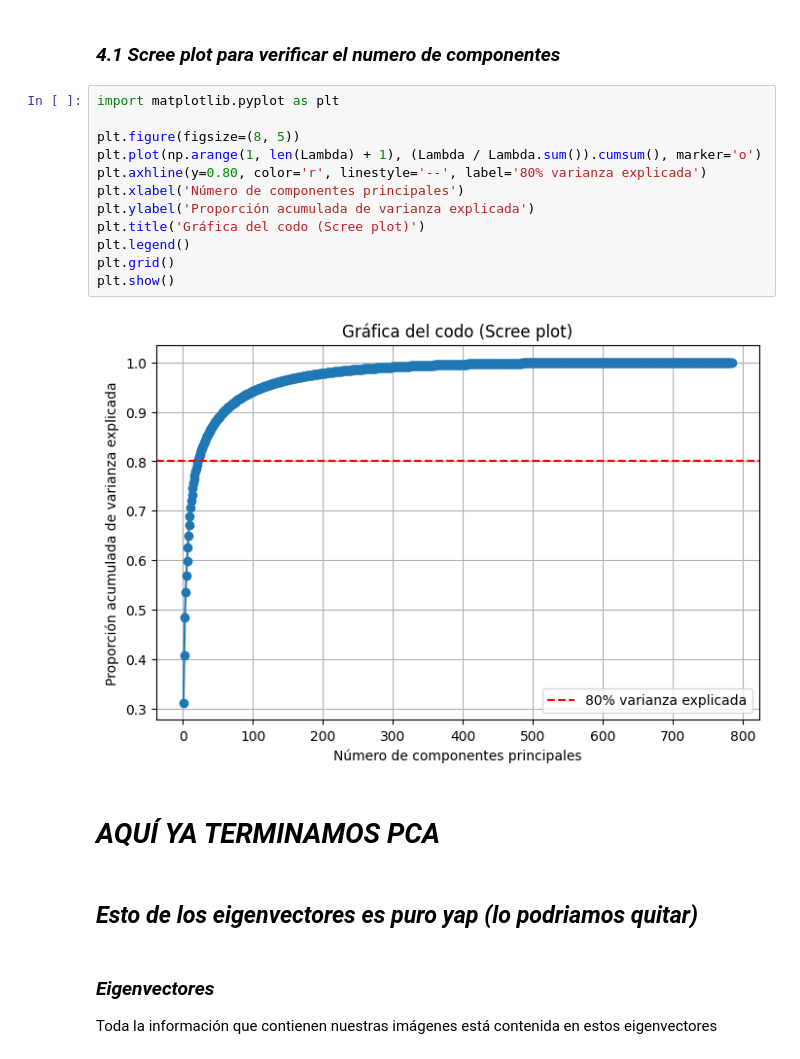
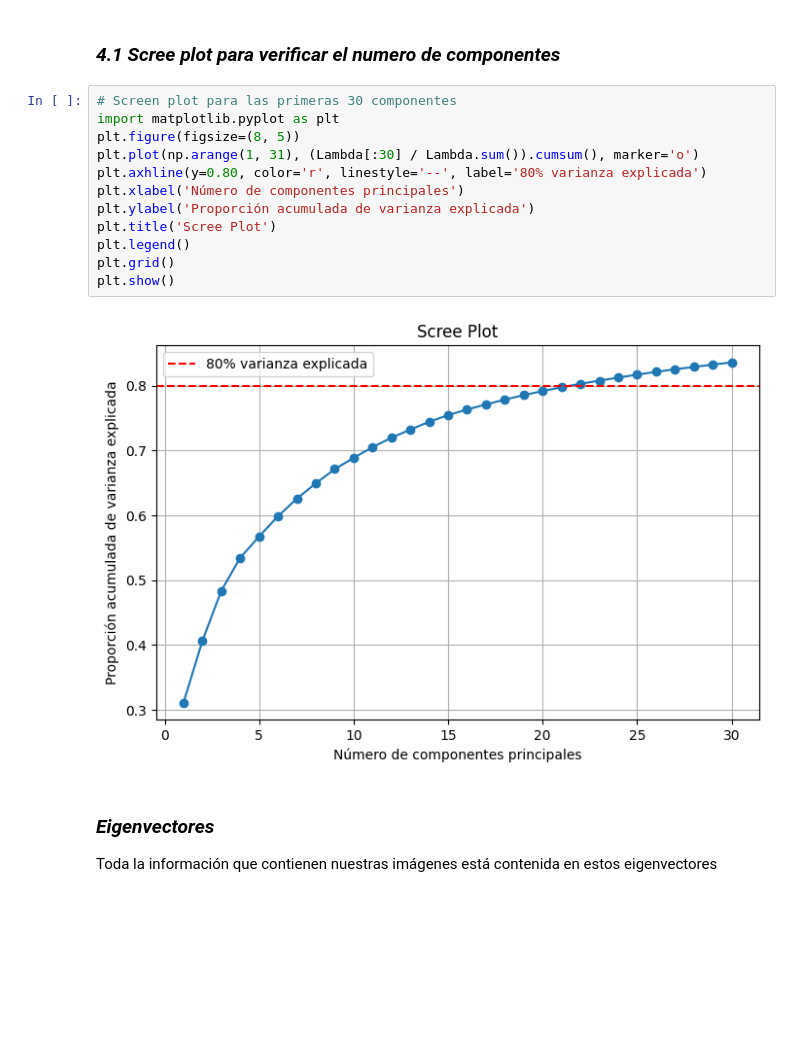
Before and after one commit to A01741304/Codigo-F009, a Jupyter notebook: images_pca.ipynb, the cells around one changed output. Saved outputs shown, nothing was run; the diff lists cells and outputs as text; blank space fills up the shorter version.

```diff
--- a/images_pca.ipynb
+++ b/images_pca.ipynb
@@ -215,23 +215,19 @@ Dimensiones de los datos de prueba transformados (PCA): (5491, 22)
 # %% [markdown]
 ### ***4.1 Scree plot para verificar el numero de componentes***
 # %%
+# Screen plot para las primeras 30 componentes
 import matplotlib.pyplot as plt
-
 plt.figure(figsize=(8, 5))
-plt.plot(np.arange(1, len(Lambda) + 1), (Lambda / Lambda.sum()).cumsum(), marker='o')
+plt.plot(np.arange(1, 31), (Lambda[:30] / Lambda.sum()).cumsum(), marker='o')
 plt.axhline(y=0.80, color='r', linestyle='--', label='80% varianza explicada')
 plt.xlabel('Número de componentes principales')
 plt.ylabel('Proporción acumulada de varianza explicada')
-plt.title('Gráfica del codo (Scree plot)')
+plt.title('Scree Plot')
 plt.legend()
 plt.grid()
 plt.show()
 # %% [output]
-[figure, old version]
+[figure, new version]
-# %% [markdown]
-# ***AQUÍ YA TERMINAMOS PCA***
-# %% [markdown]
-## ***Esto de los eigenvectores es puro yap (lo podriamos quitar)***
 # %% [markdown]
 ### ***Eigenvectores***
 Toda la información que contienen nuestras imágenes está contenida en estos eigenvectores
```
Also changed, not shown: parts of 16 cells of this notebook.
